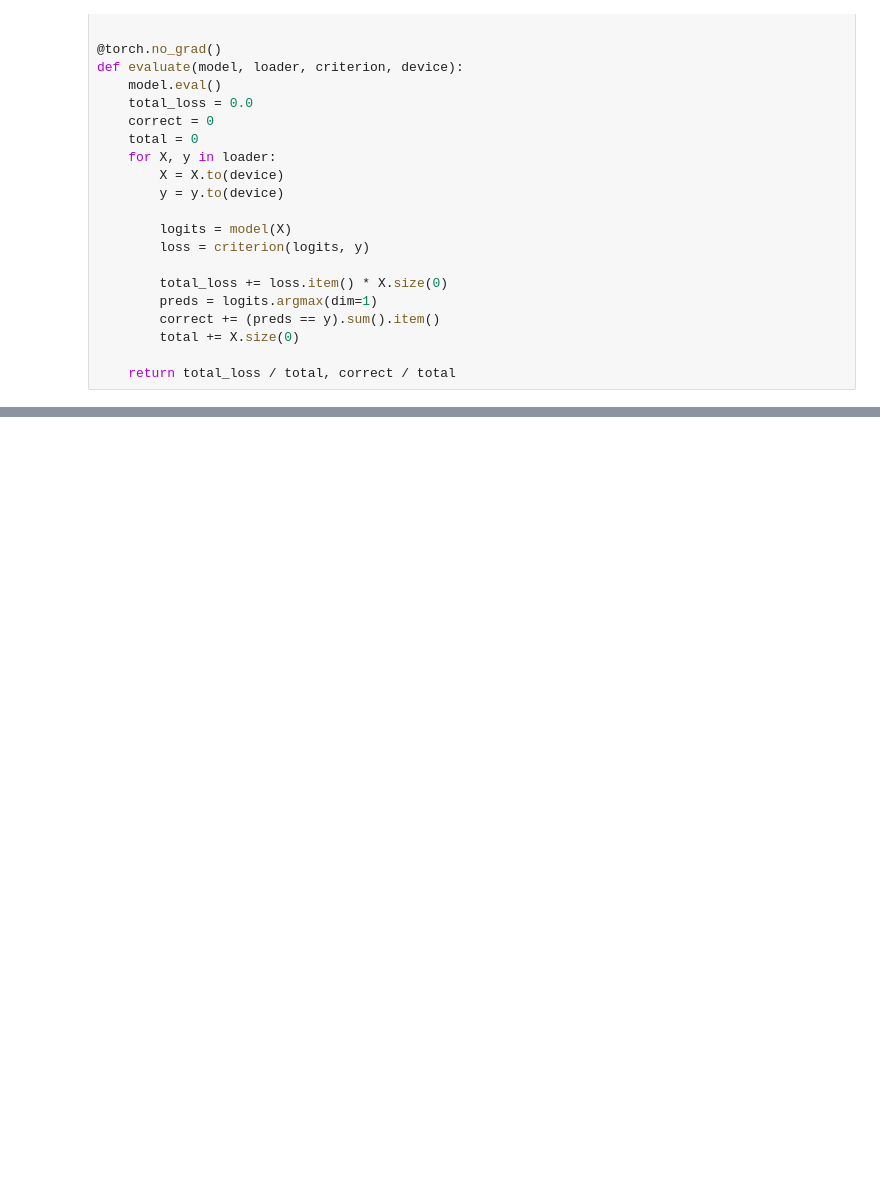
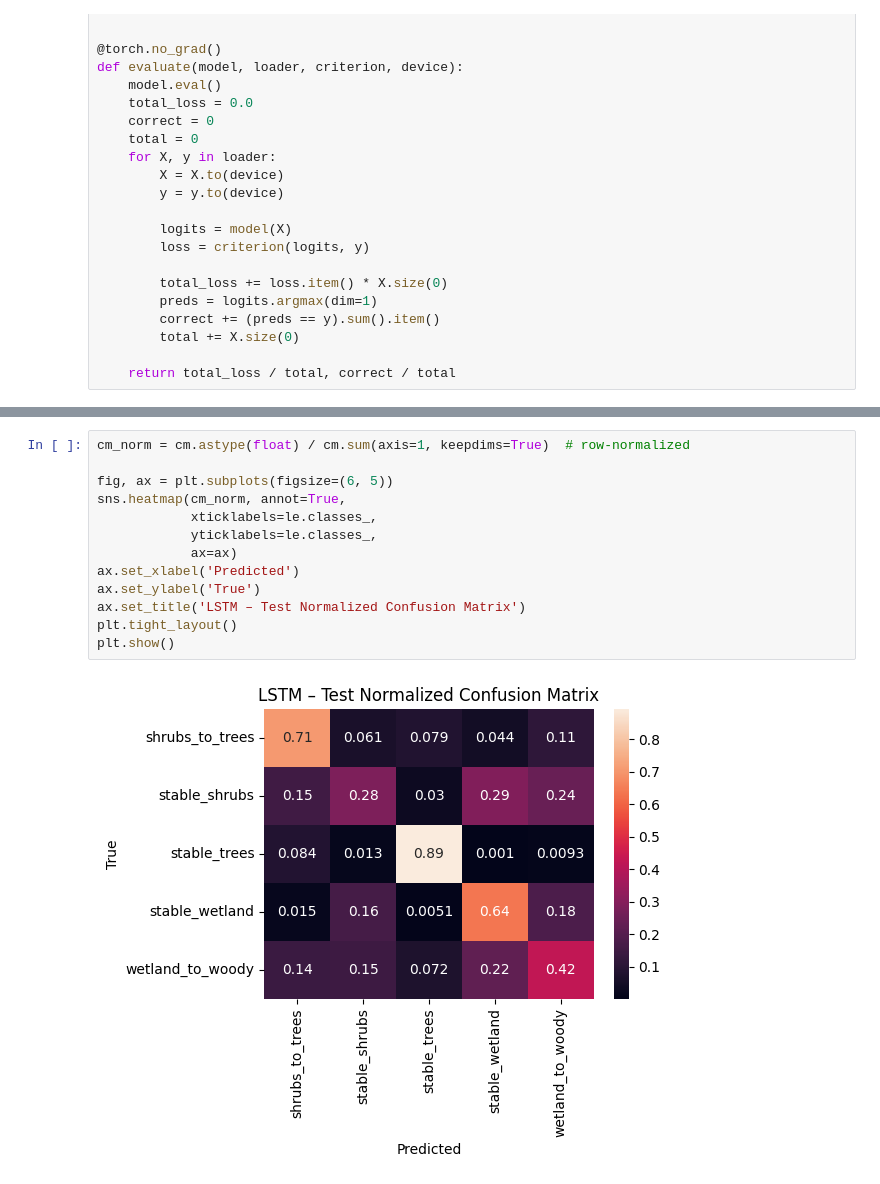
Before and after one commit to jjkiljanski/biebrza-shrub-encroachment-analysis, a Jupyter notebook: ml_model_training.ipynb, the cells around one changed output, grey strips where cells are left out. Cells and saved outputs as stored; diff of their text form; blank space fills up the shorter version.

```diff
--- a/ml_model_training.ipynb
+++ b/ml_model_training.ipynb
@@ -430,0 +748,15 @@ for idx, cls in enumerate(le.classes_):
+# %%
+cm_norm = cm.astype(float) / cm.sum(axis=1, keepdims=True)  # row-normalized
+
+fig, ax = plt.subplots(figsize=(6, 5))
+sns.heatmap(cm_norm, annot=True,
+            xticklabels=le.classes_,
+            yticklabels=le.classes_,
+            ax=ax)
+ax.set_xlabel('Predicted')
+ax.set_ylabel('True')
+ax.set_title('LSTM – Test Normalized Confusion Matrix')
+plt.tight_layout()
+plt.show()
+# %% [output]
+[figure, added]
```
Also changed, not shown: parts of 38 cells of this notebook.
